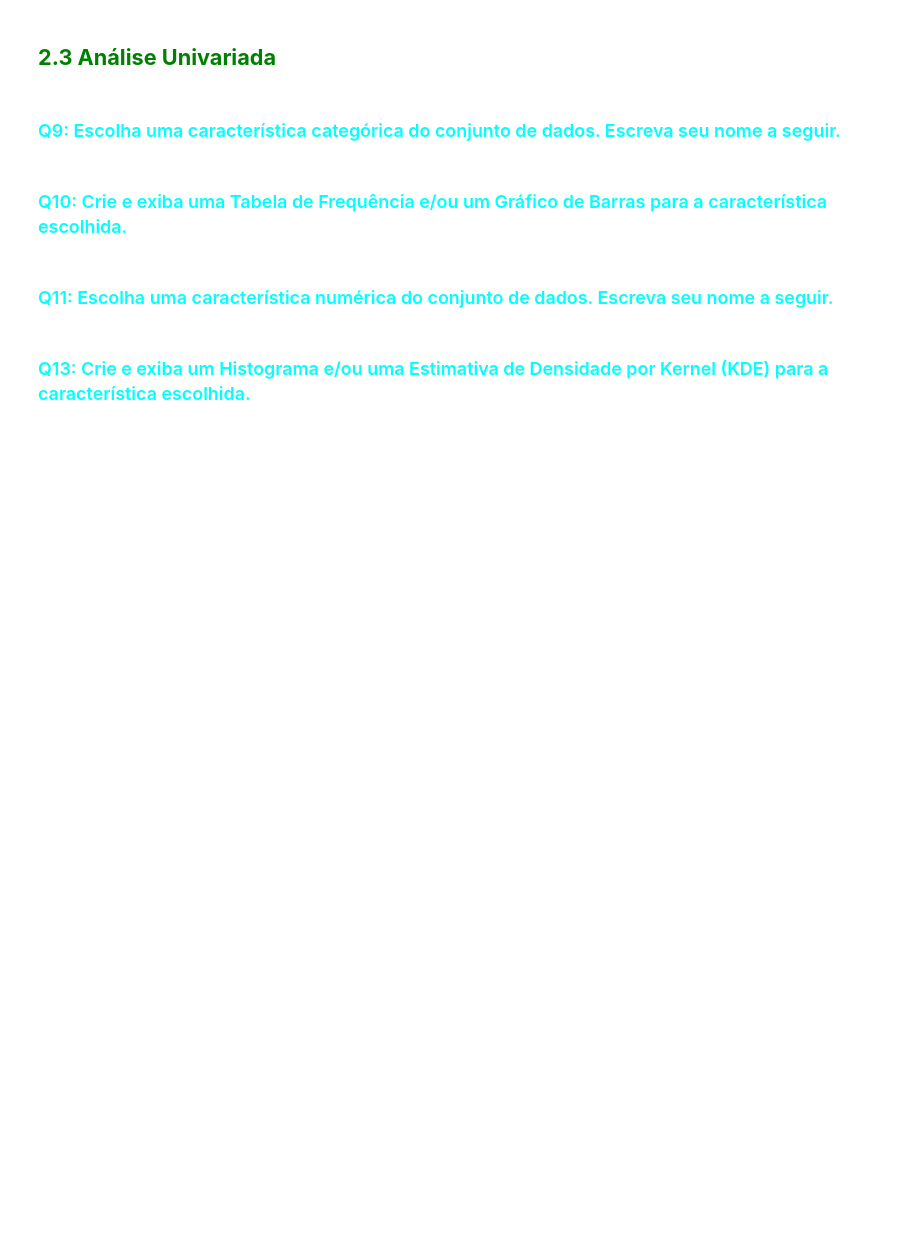
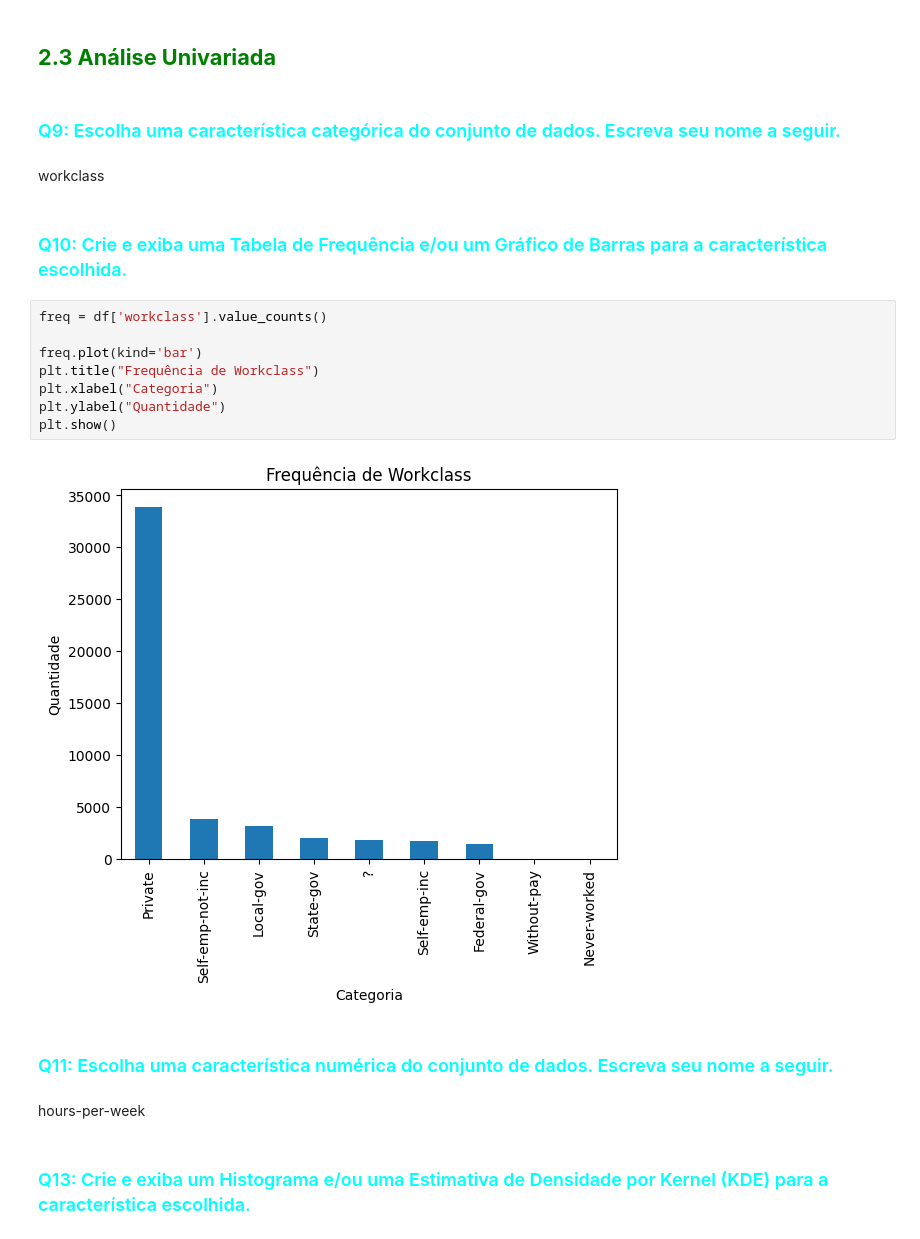
Before and after one commit to AntonioF2/C206-L3, a Jupyter notebook: C318_2026_1_Atividade_02_Enunciado.ipynb, the cells around one changed output. Cells and saved outputs as stored; diff of their text form; blank space fills up the shorter version.

```diff
--- a/C318_2026_1_Atividade_02_Enunciado.ipynb
+++ b/C318_2026_1_Atividade_02_Enunciado.ipynb
@@ -75,9 +207,23 @@ df
 ## <font color='green'>**2.3 Análise Univariada**</font>
 # %% [markdown]
 ### <font color='cyan'> Q9: Escolha uma característica categórica do conjunto de dados. Escreva seu nome a seguir.</font>
+# %% [markdown]
+workclass
 # %% [markdown]
 ### <font color='cyan'> Q10: Crie e exiba uma Tabela de Frequência e/ou um Gráfico de Barras para a característica escolhida.</font>
+# %%
+freq = df['workclass'].value_counts()
+
+freq.plot(kind='bar')
+plt.title("Frequência de Workclass")
+plt.xlabel("Categoria")
+plt.ylabel("Quantidade")
+plt.show()
+# %% [output]
+[figure, added]
 # %% [markdown]
 ### <font color='cyan'> Q11: Escolha uma característica numérica do conjunto de dados. Escreva seu nome a seguir.</font>
+# %% [markdown]
+hours-per-week
 # %% [markdown]
 ### <font color='cyan'> Q13: Crie e exiba um Histograma e/ou uma Estimativa de Densidade por Kernel (KDE) para a característica escolhida.</font>
```
Also changed, not shown: parts of 21 cells of this notebook.
